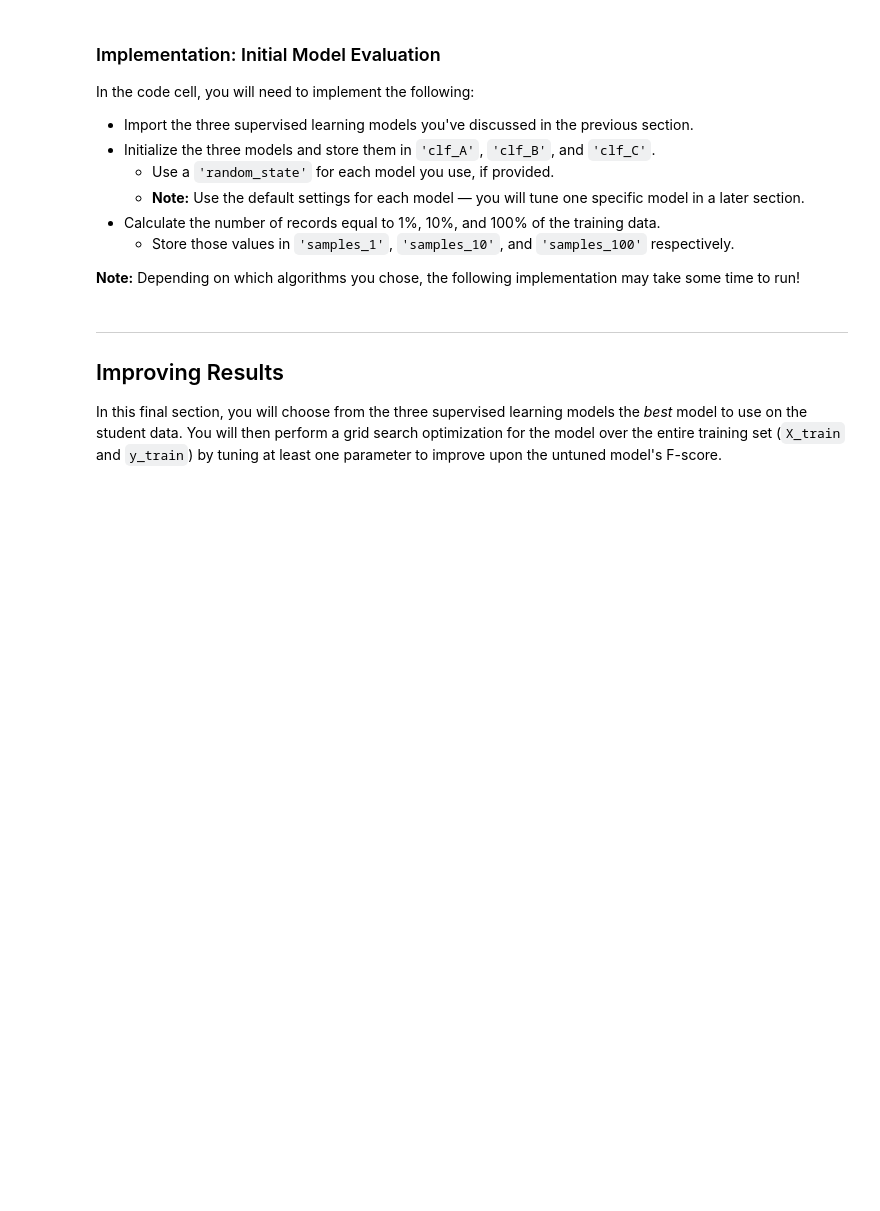
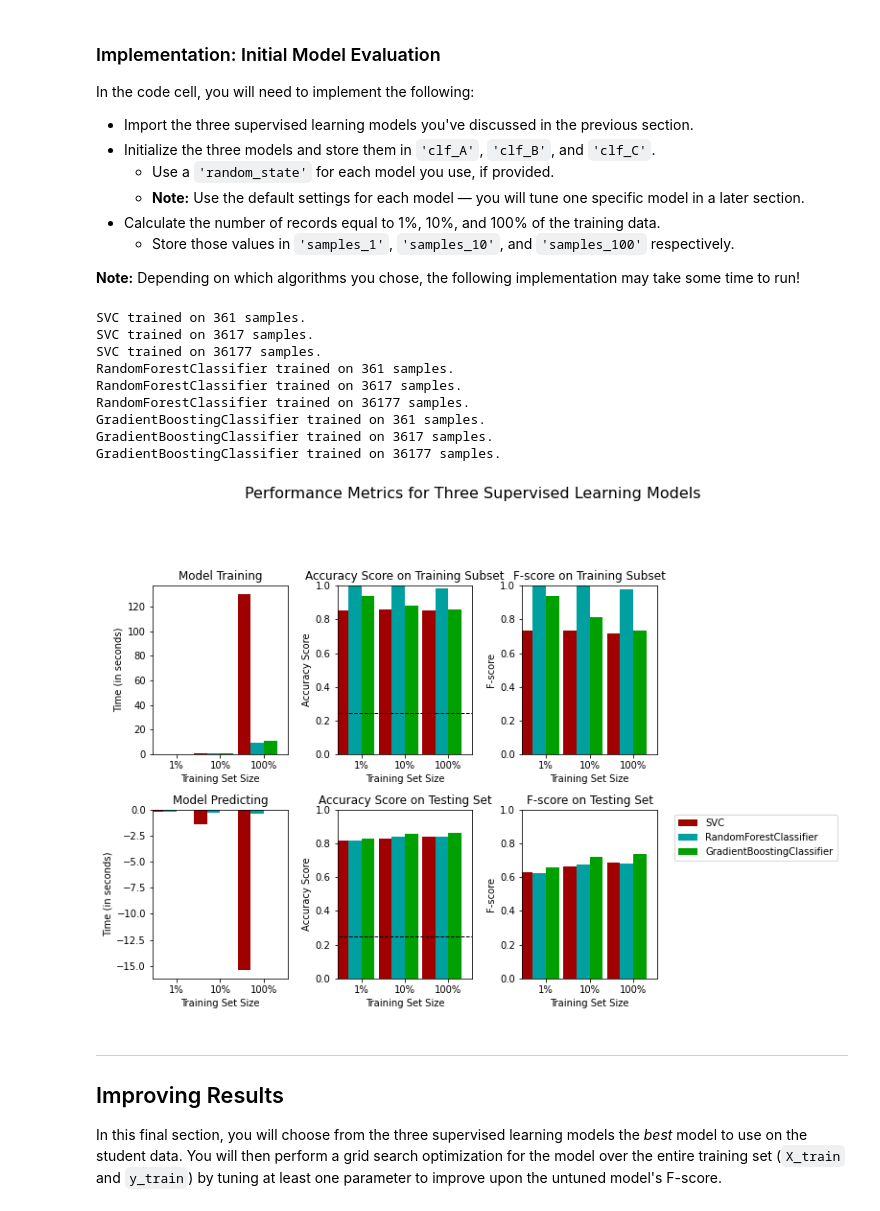
Before and after one commit to kartikeyshaurya/Covid_19_Days, a Jupyter notebook: 7finding_donors/finding_donors.ipynb, the cells around one changed output. Saved outputs shown, nothing was run; the diff lists cells and outputs as text; code cells hidden in the pictures; blank space fills up the shorter version.

```diff
--- a/7finding_donors/finding_donors.ipynb
+++ b/7finding_donors/finding_donors.ipynb
@@ -278,0 +274,8 @@ print("Naive Predictor: [Accuracy score: {:.4f}, F-score: {:.4f}]".format(accura
+# %%
+
+# TODO: Calculate F-score using the formula above for beta = 0.5 and correct values for precision and recall.
+beta = 0.5
+fscore = (1 + beta**2)*accuracy*recall / (beta**2 * accuracy) + recall
+
+# Print the results
+print("Naive Predictor: [Accuracy score, FScore] ", accuracy,fscore)
@@ -312,8 +316,7 @@ In the code block below, you will need to implement the following:
  - Calculate the F-score for both the training subset and testing set.
    - Make sure that you set the `beta` parameter!
 # %%
-# TODO: Import two metrics from sklearn - fbeta_score and accuracy_score
-
+from sklearn.metrics import fbeta_score, accuracy_score
 def train_predict(learner, sample_size, X_train, y_train, X_test, y_test):
     '''
     inputs:
@@ -329,33 +332,33 @@ def train_predict(learner, sample_size, X_train, y_train, X_test, y_test):
 
     # TODO: Fit the learner to the training data using slicing with 'sample_size' using .fit(training_features[:], training_labels[:])
     start = time() # Get start time
-    learner = None
+    learner = learner.fit(X_train[:sample_size], y_train[:sample_size])
     end = time() # Get end time
 
     # TODO: Calculate the training time
-    results['train_time'] = None
+    results['train_time'] = end - start
 
     # TODO: Get the predictions on the test set(X_test),
     #       then get predictions on the first 300 training samples(X_train) using .predict()
     start = time() # Get start time
-    predictions_test = None
-    predictions_train = None
+    predictions_test = learner.predict(X_test)
+    predictions_train = learner.predict(X_train[:300])
     end = time() # Get end time
 
     # TODO: Calculate the total prediction time
-    results['pred_time'] = None
+    results['pred_time'] = start - end
 
     # TODO: Compute accuracy on the first 300 training samples which is y_train[:300]
-    results['acc_train'] = None
+    results['acc_train'] = accuracy_score(y_train[:300], predictions_train)
 
     # TODO: Compute accuracy on test set using accuracy_score()
-    results['acc_test'] = None
+    results['acc_test'] = accuracy_score(y_test, predictions_test)
 
     # TODO: Compute F-score on the the first 300 training samples using fbeta_score()
-    results['f_train'] = None
+    results['f_train'] = fbeta_score(y_train[:300], predictions_train, beta=0.5)
 
     # TODO: Compute F-score on the test set which is y_test
-    results['f_test'] = None
+    results['f_test'] = fbeta_score(y_test, predictions_test, beta=0.5)
 
     # Success
     print("{} trained on {} samples.".format(learner.__class__.__name__, sample_size))
@@ -375,31 +378,44 @@ In the code cell, you will need to implement the following:
 **Note:** Depending on which algorithms you chose, the following implementation may take some time to run!
 # %%
 # TODO: Import the three supervised learning models from sklearn
-
+from sklearn.svm import SVC
+from sklearn.ensemble import RandomForestClassifier
+from sklearn.ensemble import GradientBoostingClassifier
 # TODO: Initialize the three models
-clf_A = None
-clf_B = None
-clf_C = None
+clf_A = SVC(random_state=10)
+clf_B = RandomForestClassifier(random_state=10)
+clf_C = GradientBoostingClassifier(random_state=10)
 
 # TODO: Calculate the number of samples for 1%, 10%, and 100% of the training data
 # HINT: samples_100 is the entire training set i.e. len(y_train)
 # HINT: samples_10 is 10% of samples_100 (ensure to set the count of the values to be `int` and not `float`)
 # HINT: samples_1 is 1% of samples_100 (ensure to set the count of the values to be `int` and not `float`)
-samples_100 = None
-samples_10 = None
-samples_1 = None
+samples_100 = len(y_train)
+samples_10 = int(len(y_train)/10)
+samples_1 = int(len(y_train)/100)
 
 # Collect results on the learners
 results = {}
 for clf in [clf_A, clf_B, clf_C]:
     clf_name = clf.__class__.__name__
     results[clf_name] = {}
     for i, samples in enumerate([samples_1, samples_10, samples_100]):
         results[clf_name][i] = \
         train_predict(clf, samples, X_train, y_train, X_test, y_test)
 
 # Run metrics visualization for the three supervised learning models chosen
 vs.evaluate(results, accuracy, fscore)
+# %% [output]
+SVC trained on 361 samples.
+SVC trained on 3617 samples.
+SVC trained on 36177 samples.
+RandomForestClassifier trained on 361 samples.
+RandomForestClassifier trained on 3617 samples.
+RandomForestClassifier trained on 36177 samples.
+GradientBoostingClassifier trained on 361 samples.
+GradientBoostingClassifier trained on 3617 samples.
+GradientBoostingClassifier trained on 36177 samples.
+[figure, added]
 # %% [markdown]
 ----
 ## Improving Results
```
Also changed, not shown: parts of 11 cells of this notebook.
